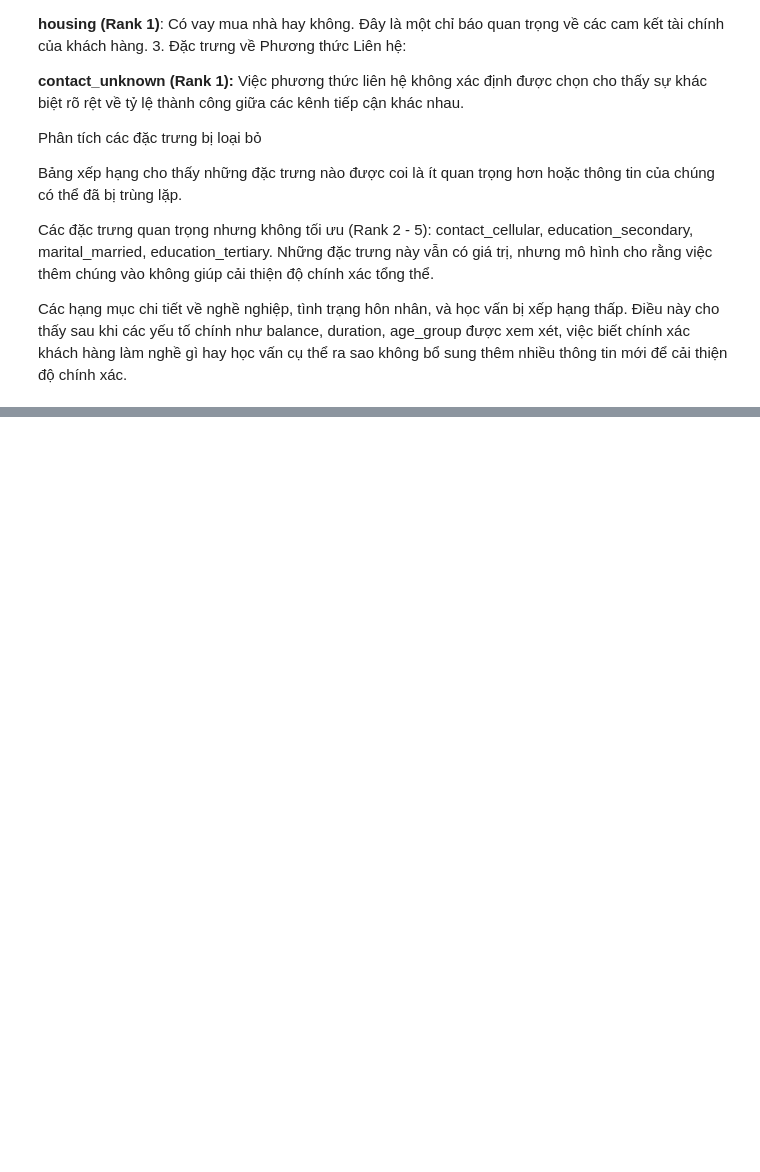
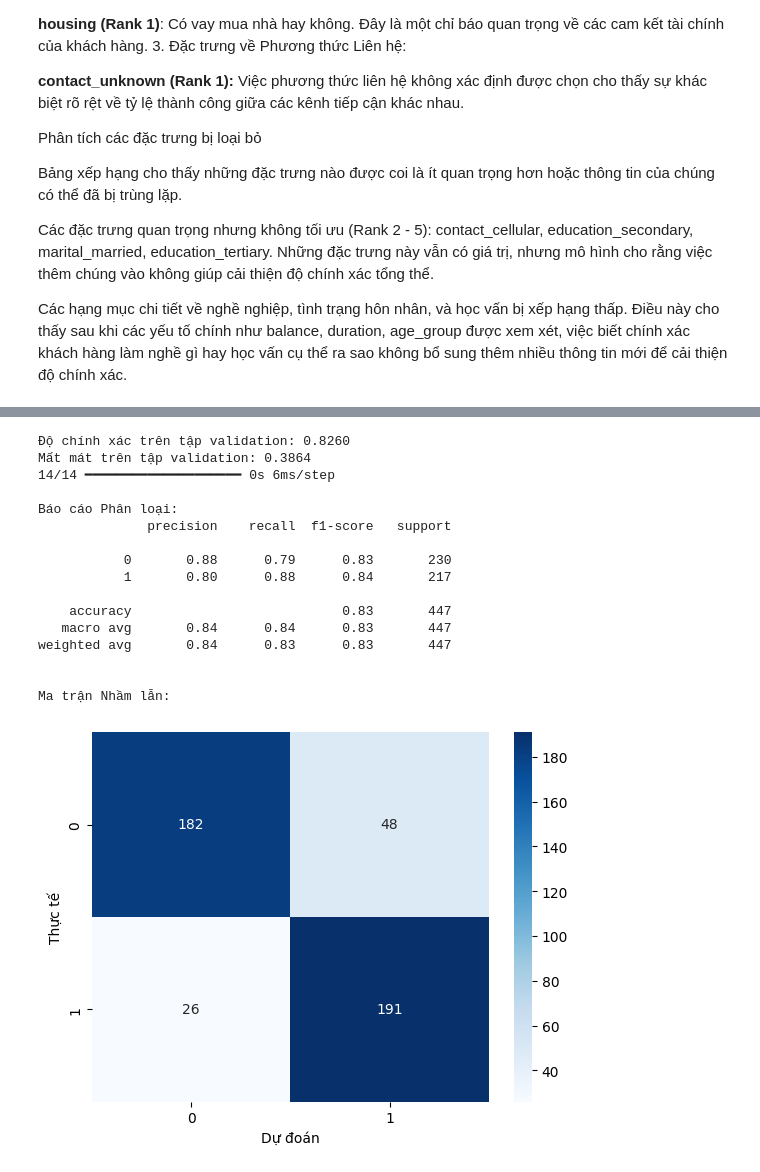
Before and after one commit to ThinhdanghocDE/BTL-AI, a Jupyter notebook: BTL_AI.ipynb, the cells around one changed output, grey strips where cells are left out. Saved outputs shown, nothing was run; the diff lists cells and outputs as text; code cells hidden in the pictures; blank space fills up the shorter version.

Commit message:
Mô hình

```diff
--- a/BTL_AI.ipynb
+++ b/BTL_AI.ipynb
@@ -1437,0 +1582,4 @@ Phân tích các đặc trưng bị loại bỏ
+# %%
+model.compile(optimizer='adam', loss='binary_crossentropy', metrics=['accuracy'])
+# In tóm tắt kiến trúc mô hình
+model.summary()
@@ -1437,0 +1610,18 @@ Phân tích các đặc trưng bị loại bỏ
+# %%
+from tensorflow.keras.callbacks import EarlyStopping
+# Sử dụng EarlyStopping để dừng huấn luyện khi không còn cải thiện
+# early_stopping = EarlyStopping(monitor='val_loss', patience=10, restore_best_weights=True)
+class_weights = {
+    0: 1,      # Lớp 'Không gửi tiền' có trọng số 1
+    1: 1.7     # Lớp 'Gửi tiền' có trọng số 1.7 (quan trọng hơn)
+}
+# Huấn luyện mô hình
+history = model.fit(
+    X_train, y_train,
+    validation_data=(X_val, y_val),
+    epochs=120, # Số lần lặp tối đa
+    batch_size=64,
+    class_weight=class_weights,
+    # callbacks=[early_stopping],
+    verbose=2
+)
@@ -1437,0 +1653,37 @@ Phân tích các đặc trưng bị loại bỏ
+# %%
+# Đánh giá trên tập val
+test_loss, test_accuracy = model.evaluate(X_val, y_val, verbose=0)
+print(f"\nĐộ chính xác trên tập validation: {test_accuracy:.4f}")
+print(f"Mất mát trên tập validation: {test_loss:.4f}")
+
+# Dự đoán và tạo báo cáo phân loại
+y_pred_prob = model.predict(X_test)
+y_pred = (y_pred_prob > 0.5).astype(int)
+
+print("\nBáo cáo Phân loại:")
+print(classification_report(y_test, y_pred))
+
+print("\nMa trận Nhầm lẫn:")
+cm = confusion_matrix(y_test, y_pred)
+sns.heatmap(cm, annot=True, fmt='d', cmap='Blues')
+plt.xlabel('Dự đoán')
+plt.ylabel('Thực tế')
+plt.show()
+# %% [output]
+Độ chính xác trên tập validation: 0.8260
+Mất mát trên tập validation: 0.3864
+14/14 ━━━━━━━━━━━━━━━━━━━━ 0s 6ms/step
+
+Báo cáo Phân loại:
+              precision    recall  f1-score   support
+
+           0       0.88      0.79      0.83       230
+           1       0.80      0.88      0.84       217
+
+    accuracy                           0.83       447
+   macro avg       0.84      0.84      0.83       447
+weighted avg       0.84      0.83      0.83       447
+
+
+Ma trận Nhầm lẫn:
+[figure, added]
```
Also changed, not shown: parts of 22 cells of this notebook.
